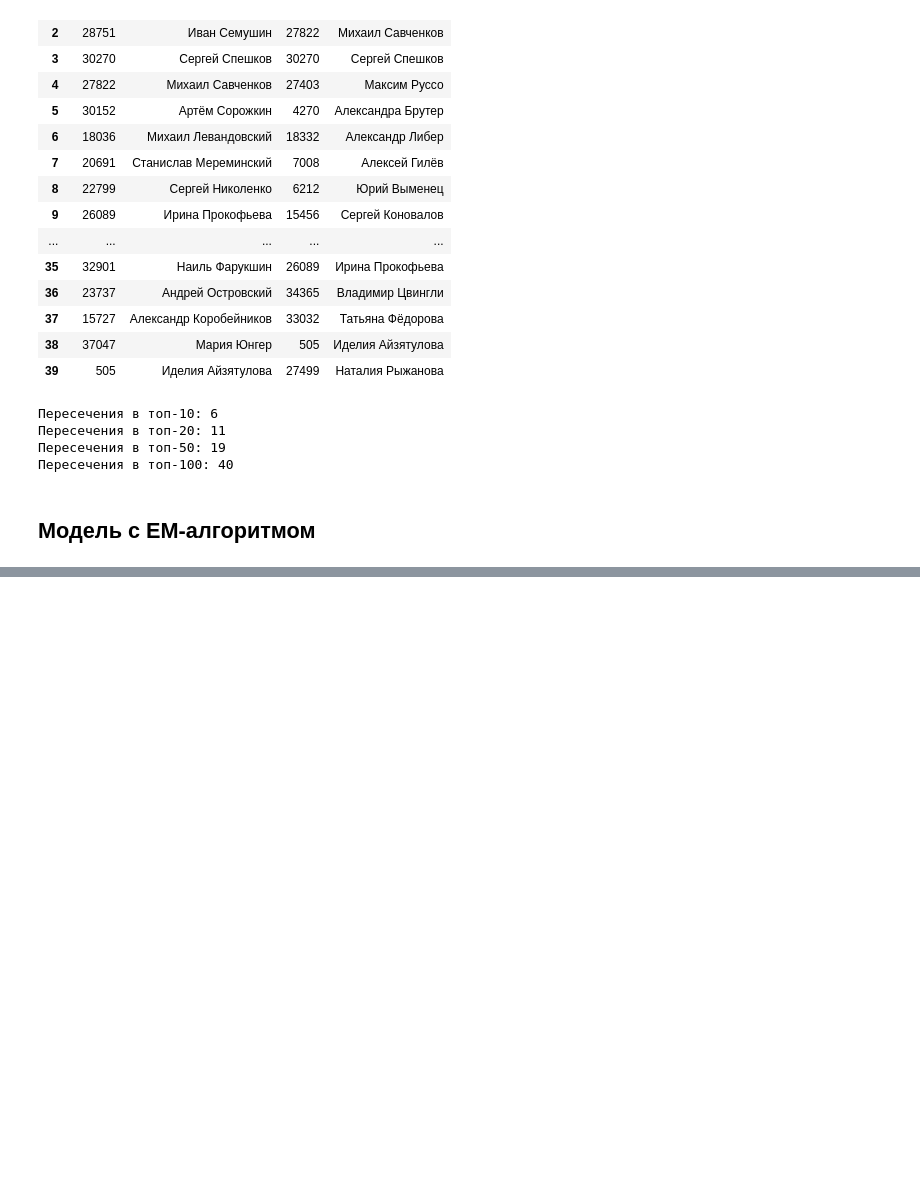
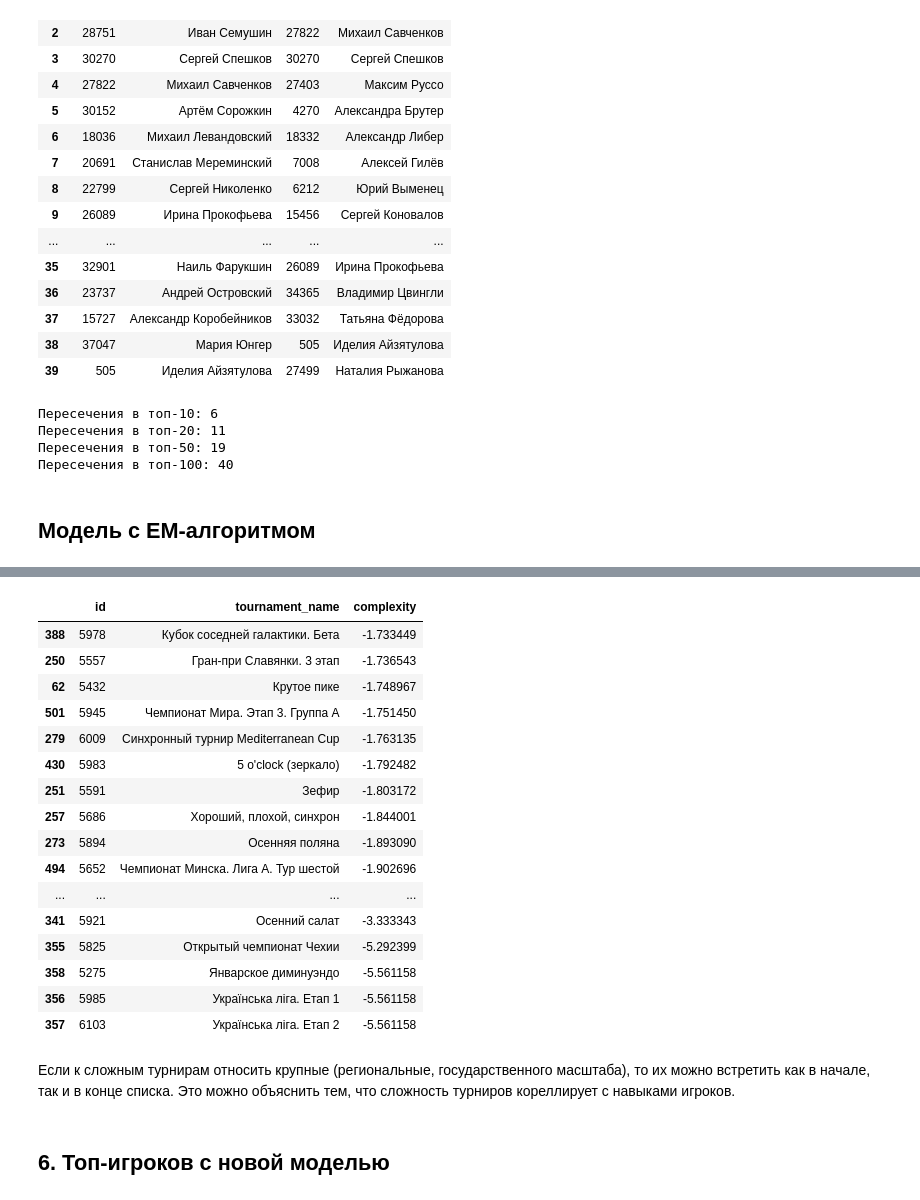
Before and after one commit to robertspb/adv-ml2, a Jupyter notebook: hw_2.ipynb, the cells around one changed output, grey strips where cells are left out. Saved outputs shown, nothing was run; the diff lists cells and outputs as text; code cells hidden in the pictures; blank space fills up the shorter version.

```diff
--- a/hw_2.ipynb
+++ b/hw_2.ipynb
@@ -462,0 +690,26 @@ def em_iterator(n: int, model, preds):
+# %%
+# 50 легких турниров (последние 50)
+tournaments_complexity.tail(40)
+# %% [output]
+|  | id | tournament_name | complexity |
+| 388 | 5978 | Кубок соседней галактики. Бета | -1.733449 |
+| 250 | 5557 | Гран-при Славянки. 3 этап | -1.736543 |
+| 62 | 5432 | Крутое пике | -1.748967 |
+| 501 | 5945 | Чемпионат Мира. Этап 3. Группа А | -1.751450 |
+| 279 | 6009 | Синхронный турнир Mediterranean Cup | -1.763135 |
+| 430 | 5983 | 5 o'clock (зеркало) | -1.792482 |
+| 251 | 5591 | Зефир | -1.803172 |
+| 257 | 5686 | Хороший, плохой, синхрон | -1.844001 |
+| 273 | 5894 | Осенняя поляна | -1.893090 |
+| 494 | 5652 | Чемпионат Минска. Лига А. Тур шестой | -1.902696 |
+| ... | ... | ... | ... |
+| 341 | 5921 | Осенний салат | -3.333343 |
+| 355 | 5825 | Открытый чемпионат Чехии | -5.292399 |
+| 358 | 5275 | Январское диминуэндо | -5.561158 |
+| 356 | 5985 | Українська ліга. Етап 1 | -5.561158 |
+| 357 | 6103 | Українська ліга. Етап 2 | -5.561158 |
+# %% [markdown]
+Если к сложным турнирам относить крупные (региональные, государственного масштаба), то их можно встретить как в начале, так и в конце списка.
+Это можно объяснить тем, что сложность турниров кореллирует с навыками игроков.
+# %% [markdown]
+## 6. Топ-игроков с новой моделью
```
Also changed, not shown: parts of 40 cells of this notebook.
